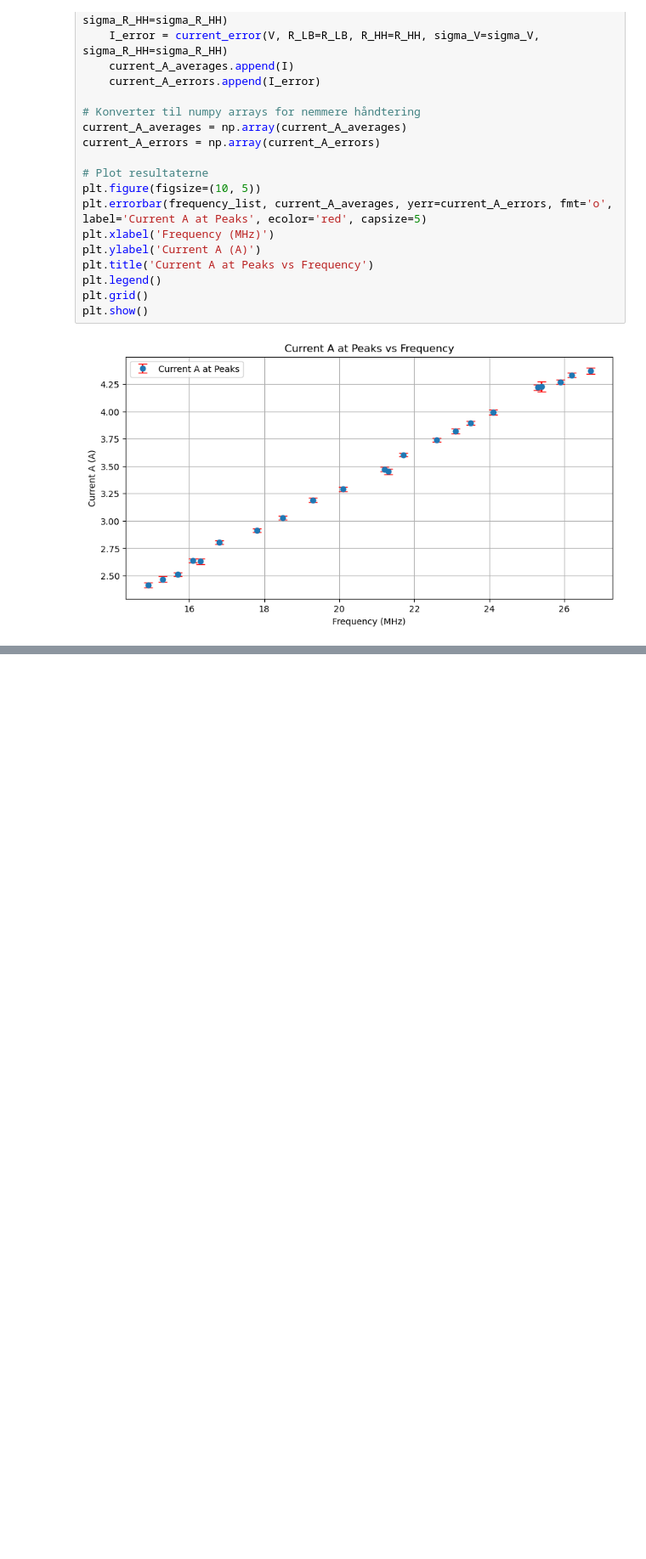
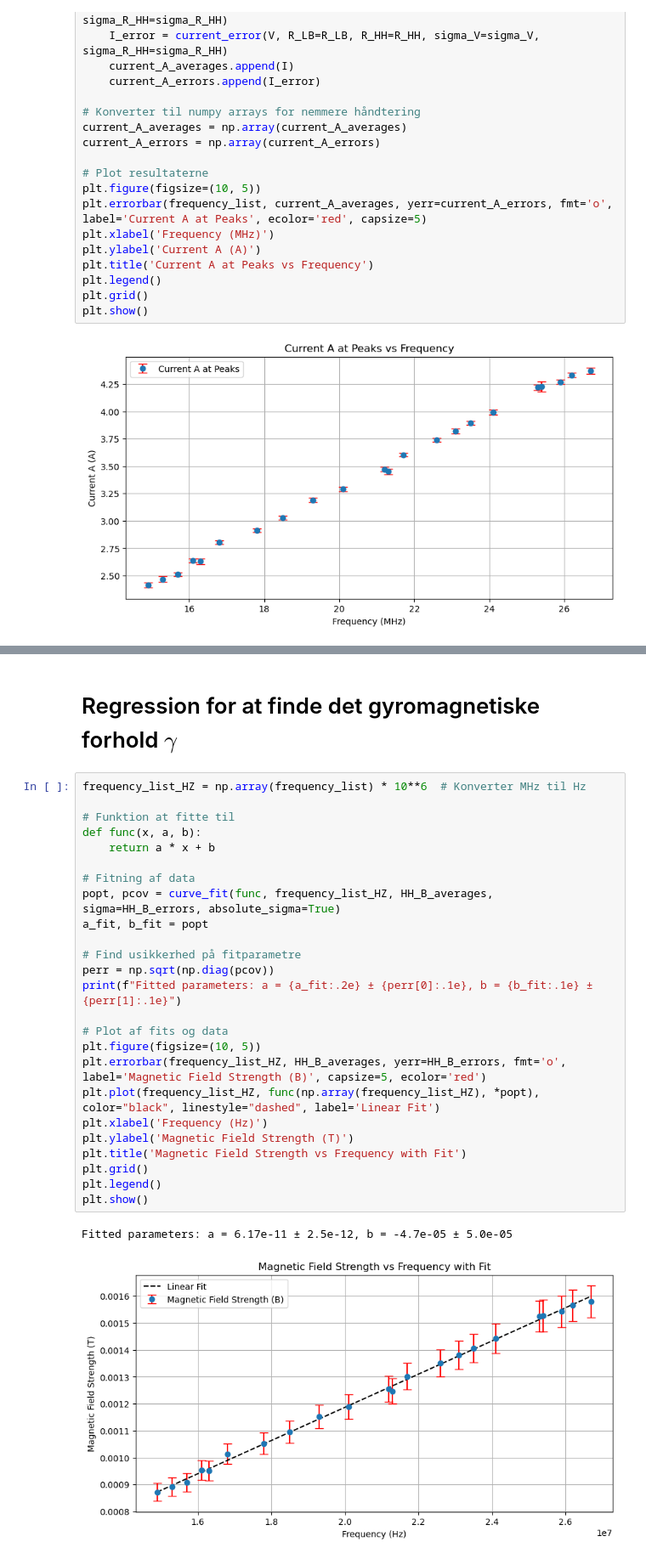
Before and after one commit to Focus9752/Kvant2-lab, a Jupyter notebook: dataanalyse.ipynb, the cells around one changed output, grey strips where cells are left out. Shown at 85% size. Drawn from its saved outputs; the diff is of its cells as text; blank space fills up the shorter version.

```diff
--- a/dataanalyse.ipynb
+++ b/dataanalyse.ipynb
@@ -286 +270,31 @@ B: 0.001579668386919871 B_error: 5.950225193271557e-05
 [figure]
+# %% [markdown]
+# Regression for at finde det gyromagnetiske forhold $\gamma$
+# %%
+frequency_list_HZ = np.array(frequency_list) * 10**6  # Konverter MHz til Hz
+
+# Funktion at fitte til
+def func(x, a, b):
+    return a * x + b
+
+# Fitning af data
+popt, pcov = curve_fit(func, frequency_list_HZ, HH_B_averages, sigma=HH_B_errors, absolute_sigma=True)
+a_fit, b_fit = popt
+
+# Find usikkerhed på fitparametre
+perr = np.sqrt(np.diag(pcov))
+print(f"Fitted parameters: a = {a_fit:.2e} ± {perr[0]:.1e}, b = {b_fit:.1e} ± {perr[1]:.1e}")
+
+# Plot af fits og data
+plt.figure(figsize=(10, 5))
+plt.errorbar(frequency_list_HZ, HH_B_averages, yerr=HH_B_errors, fmt='o', label='Magnetic Field Strength (B)', capsize=5, ecolor='red')
+plt.plot(frequency_list_HZ, func(np.array(frequency_list_HZ), *popt), color="black", linestyle="dashed", label='Linear Fit')
+plt.xlabel('Frequency (Hz)')
+plt.ylabel('Magnetic Field Strength (T)')
+plt.title('Magnetic Field Strength vs Frequency with Fit')
+plt.grid()
+plt.legend()
+plt.show()
+# %% [output]
+Fitted parameters: a = 6.17e-11 ± 2.5e-12, b = -4.7e-05 ± 5.0e-05
+[figure, added]
```
Also changed, not shown: parts of 5 cells of this notebook.
